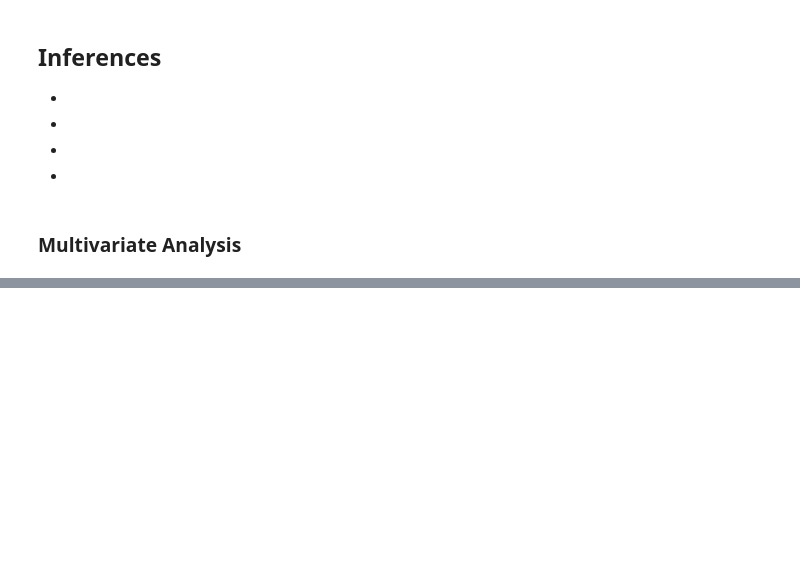
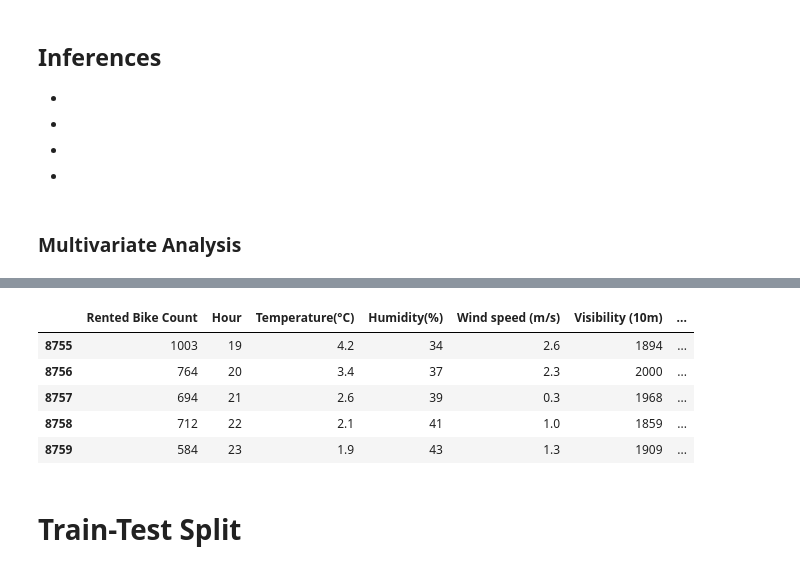
Before and after one commit to Ramesh9394/Portfolio_DS, a Jupyter notebook: Bike_Sharing_Demand_Prediction_Capstone_Project.ipynb, the cells around one changed output, grey strips where cells are left out. Drawn from its saved outputs; the diff is of its cells as text; code cells hidden in the pictures; blank space fills up the shorter version.

```diff
--- a/Bike_Sharing_Demand_Prediction_Capstone_Project.ipynb
+++ b/Bike_Sharing_Demand_Prediction_Capstone_Project.ipynb
@@ -344,0 +400,3 @@ ValueError: ignored
+# %%
+# Droping the highly corelated variable 'Dew point temperature(°C)'.
+bikes.drop('Dew point temperature(°C)', axis=1, inplace=True)
@@ -344,0 +406,27 @@ ValueError: ignored
+# %%
+# lets create dummy variable by pandas get_dummy method
+Season = pd.get_dummies(bikes['Seasons'], drop_first=True)
+Month = pd.get_dummies(bikes['Month'], drop_first=True)
+# %%
+# Lets map yes & no to 1 and 0
+bikes["Holiday"] = bikes["Holiday"].apply(lambda x : 1 if x=='Yes' else 0)
+bikes["Functioning Day"] = bikes["Functioning Day"].apply(lambda x : 1 if x=='Yes' else 0)
+bikes["Year"] = bikes["Year"].apply(lambda x : 1 if x=='2018' else 0)
+# %%
+# Lets concatenate the all dummy dataframes to bikes dataframe
+bikes = pd.concat([bikes, Season,Month], axis = 1)
+
+# Also drop the original cloumns for which dummy created
+bikes.drop(['Seasons','Month'], axis=1,inplace=True)
+
+# Lets see the last 5 rows of the dataset
+bikes.tail()
+# %% [output]
+|  | Rented Bike Count | Hour | Temperature(°C) | Humidity(%) | Wind speed (m/s) | Visibility (10m) | ... |
+| 8755 | 1003 | 19 | 4.2 | 34 | 2.6 | 1894 | ... |
+| 8756 | 764 | 20 | 3.4 | 37 | 2.3 | 2000 | ... |
+| 8757 | 694 | 21 | 2.6 | 39 | 0.3 | 1968 | ... |
+| 8758 | 712 | 22 | 2.1 | 41 | 1.0 | 1859 | ... |
+| 8759 | 584 | 23 | 1.9 | 43 | 1.3 | 1909 | ... |
+# %% [markdown]
+# **Train-Test Split**
```
Also changed, not shown: parts of 13 cells of this notebook.
